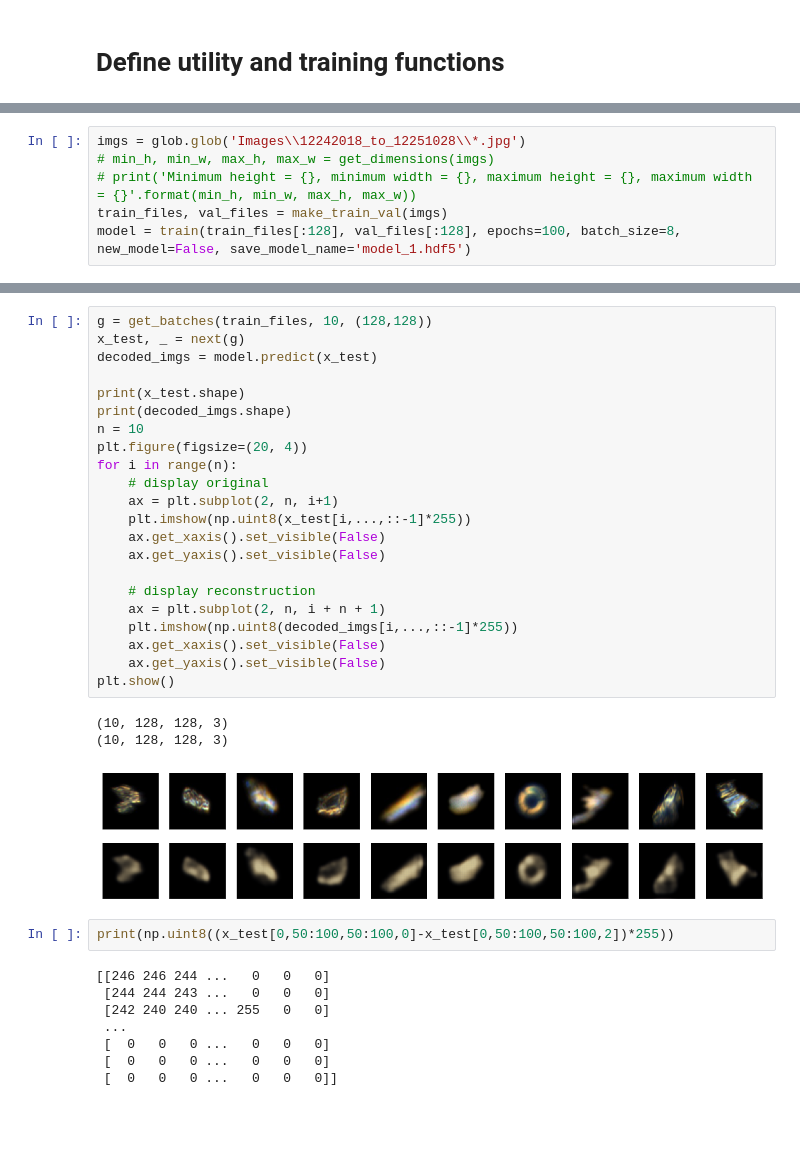
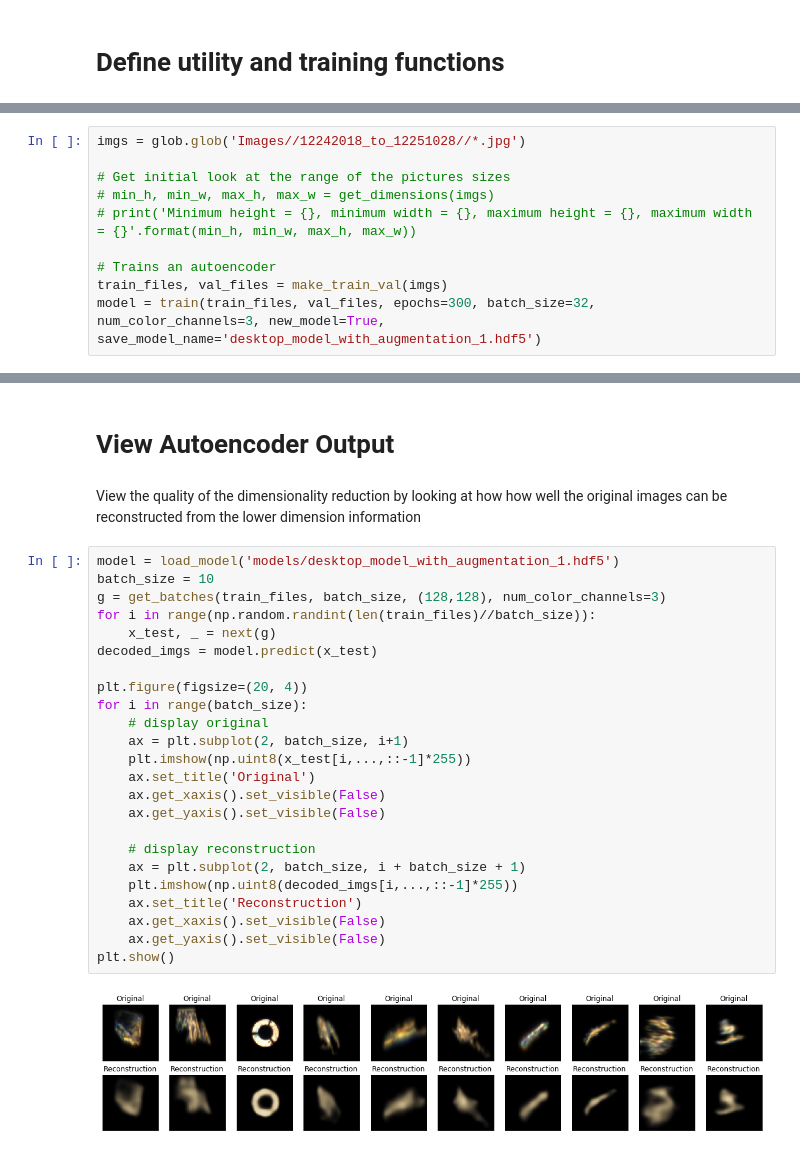
Before and after one commit to mystan/plankton-spc, a Jupyter notebook: image_clustering.ipynb, the cells around one changed output, grey strips where cells are left out. Cells and saved outputs as stored; diff of their text form; blank space fills up the shorter version.

```diff
--- a/image_clustering.ipynb
+++ b/image_clustering.ipynb
@@ -166,7 +182,11 @@ def train(train_files, val_files, epochs=100, batch_size=8, common_size=(128,128
 # %%
-imgs = glob.glob('Images\\12242018_to_12251028\\*.jpg')
+imgs = glob.glob('Images//12242018_to_12251028//*.jpg')
+
+# Get initial look at the range of the pictures sizes
 # min_h, min_w, max_h, max_w = get_dimensions(imgs)
 # print('Minimum height = {}, minimum width = {}, maximum height = {}, maximum width = {}'.format(min_h, min_w, max_h, max_w))
+
+# Trains an autoencoder
 train_files, val_files = make_train_val(imgs)
-model = train(train_files[:128], val_files[:128], epochs=100, batch_size=8, new_model=False, save_model_name='model_1.hdf5')
+model = train(train_files, val_files, epochs=300, batch_size=32, num_color_channels=3, new_model=True, save_model_name='desktop_model_with_augmentation_1.hdf5')
 # %% [output]
@@ -190,36 +210,30 @@ Epoch 00100: val_loss improved from 0.20647 to 0.20634, saving model to model_1.
+# %% [markdown]
+# View Autoencoder Output
+# %% [markdown]
+View the quality of the dimensionality reduction by looking at how how well the original images can be reconstructed from the lower dimension information
 # %%
-g = get_batches(train_files, 10, (128,128))
-x_test, _ = next(g)
+model = load_model('models/desktop_model_with_augmentation_1.hdf5')
+batch_size = 10
+g = get_batches(train_files, batch_size, (128,128), num_color_channels=3)
+for i in range(np.random.randint(len(train_files)//batch_size)):
+    x_test, _ = next(g)
 decoded_imgs = model.predict(x_test)
 
-print(x_test.shape)
-print(decoded_imgs.shape)
-n = 10
 plt.figure(figsize=(20, 4))
-for i in range(n):
+for i in range(batch_size):
     # display original
-    ax = plt.subplot(2, n, i+1)
+    ax = plt.subplot(2, batch_size, i+1)
     plt.imshow(np.uint8(x_test[i,...,::-1]*255))
+    ax.set_title('Original')
     ax.get_xaxis().set_visible(False)
     ax.get_yaxis().set_visible(False)
 
     # display reconstruction
-    ax = plt.subplot(2, n, i + n + 1)
+    ax = plt.subplot(2, batch_size, i + batch_size + 1)
     plt.imshow(np.uint8(decoded_imgs[i,...,::-1]*255))
+    ax.set_title('Reconstruction')
     ax.get_xaxis().set_visible(False)
     ax.get_yaxis().set_visible(False)
 plt.show()
 # %% [output]
-(10, 128, 128, 3)
-(10, 128, 128, 3)
-[figure, old version]
+[figure, new version]
-# %%
-print(np.uint8((x_test[0,50:100,50:100,0]-x_test[0,50:100,50:100,2])*255))
-# %% [output]
-[[246 246 244 ...   0   0   0]
- [244 244 243 ...   0   0   0]
- [242 240 240 ... 255   0   0]
- ...
- [  0   0   0 ...   0   0   0]
- [  0   0   0 ...   0   0   0]
- [  0   0   0 ...   0   0   0]]
```
Also changed, not shown: parts of 16 cells of this notebook, 2 other files.
